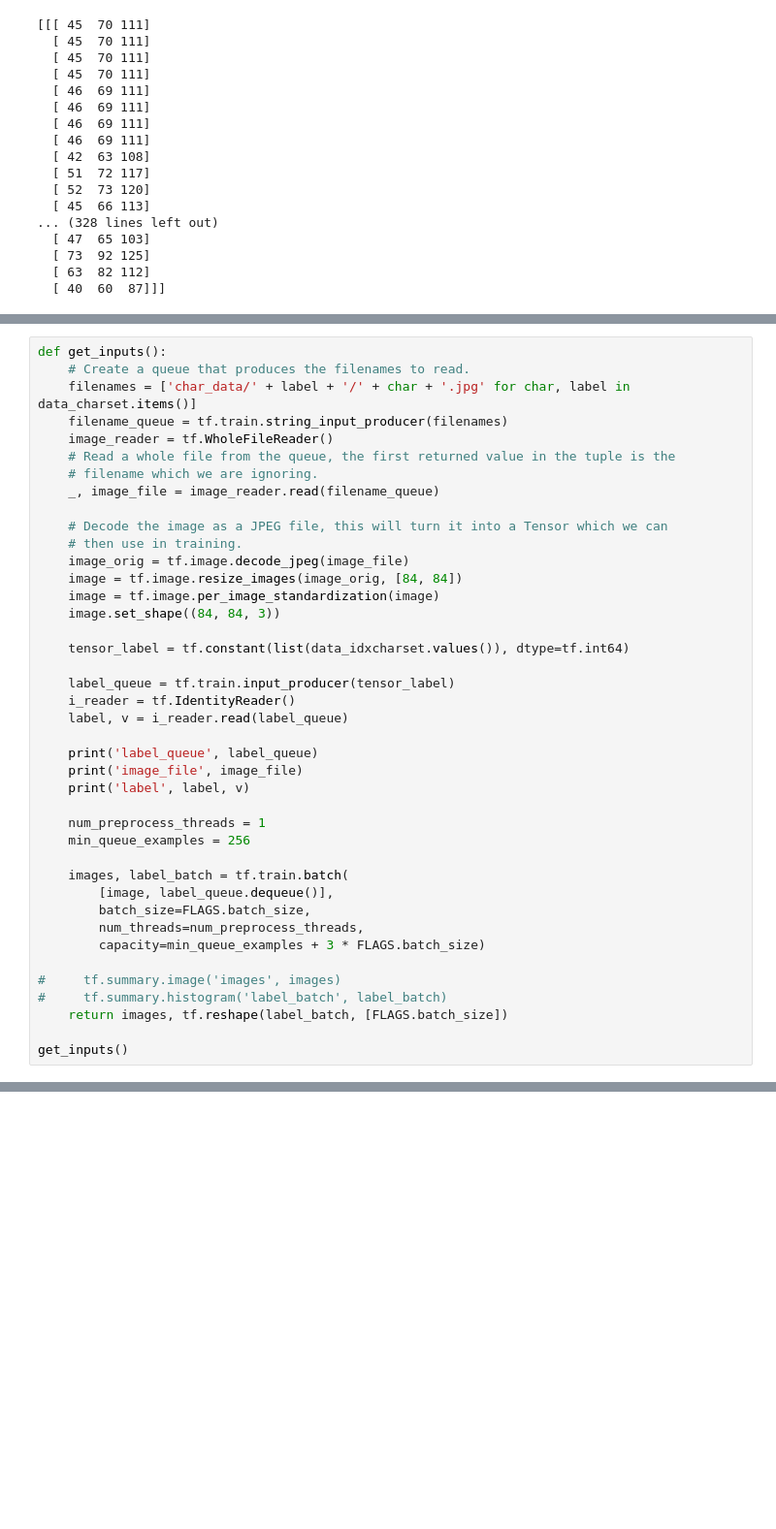
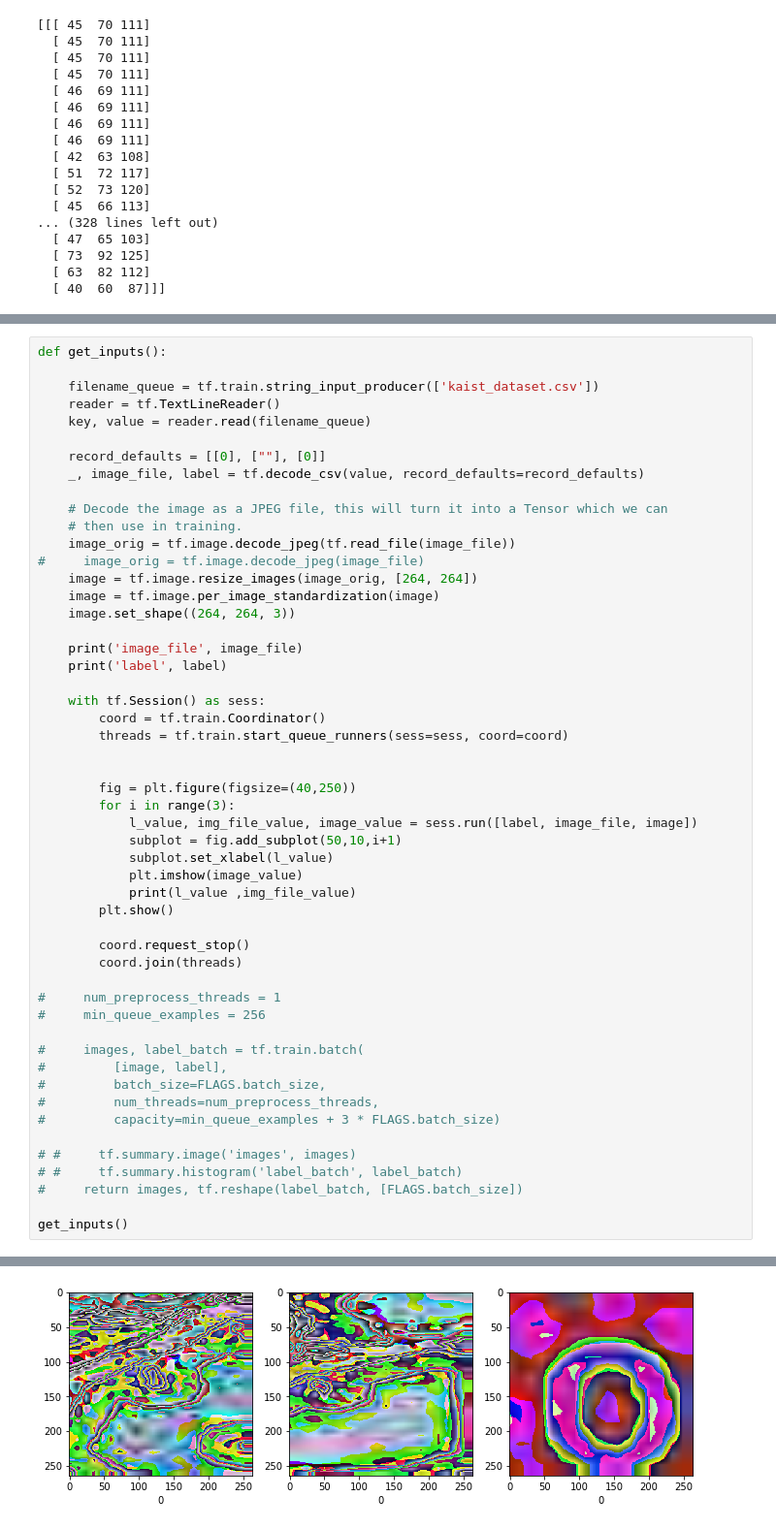
Before and after one commit to alifejon/python_study, a Jupyter notebook: image_training/read_crop_image-train.ipynb, the cells around one changed output, grey strips where cells are left out. Shown at 97% size. Saved outputs shown, nothing was run; the diff lists cells and outputs as text; blank space fills up the shorter version.

```diff
--- a/image_training/read_crop_image-train.ipynb
+++ b/image_training/read_crop_image-train.ipynb
@@ -290,42 +311,53 @@ tf.app.flags.DEFINE_integer('log_frequency', 10,
 # %%
 def get_inputs():
-    # Create a queue that produces the filenames to read.
-    filenames = ['char_data/' + label + '/' + char + '.jpg' for char, label in data_charset.items()]
-    filename_queue = tf.train.string_input_producer(filenames)
-    image_reader = tf.WholeFileReader()
-    # Read a whole file from the queue, the first returned value in the tuple is the
-    # filename which we are ignoring.
-    _, image_file = image_reader.read(filename_queue)
+
+    filename_queue = tf.train.string_input_producer(['kaist_dataset.csv'])
+    reader = tf.TextLineReader()
+    key, value = reader.read(filename_queue)
+
+    record_defaults = [[0], [""], [0]]
+    _, image_file, label = tf.decode_csv(value, record_defaults=record_defaults)
 
     # Decode the image as a JPEG file, this will turn it into a Tensor which we can
     # then use in training.
-    image_orig = tf.image.decode_jpeg(image_file)
-    image = tf.image.resize_images(image_orig, [84, 84])
+    image_orig = tf.image.decode_jpeg(tf.read_file(image_file))
+#     image_orig = tf.image.decode_jpeg(image_file)
+    image = tf.image.resize_images(image_orig, [264, 264])
     image = tf.image.per_image_standardization(image)
-    image.set_shape((84, 84, 3))
+    image.set_shape((264, 264, 3))
 
-    tensor_label = tf.constant(list(data_idxcharset.values()), dtype=tf.int64)
+    print('image_file', image_file)
+    print('label', label)
 
-    label_queue = tf.train.input_producer(tensor_label)
-    i_reader = tf.IdentityReader()
-    label, v = i_reader.read(label_queue)
+    with tf.Session() as sess:
+        coord = tf.train.Coordinator()
+        threads = tf.train.start_queue_runners(sess=sess, coord=coord)
 
-    print('label_queue', label_queue)
-    print('image_file', image_file)
-    print('label', label, v)
 
-    num_preprocess_threads = 1
-    min_queue_examples = 256
+        fig = plt.figure(figsize=(40,250))
+        for i in range(3):
+            l_value, img_file_value, image_value = sess.run([label, image_file, image])
+            subplot = fig.add_subplot(50,10,i+1)
+            subplot.set_xlabel(l_value)
+            plt.imshow(image_value)
+            print(l_value ,img_file_value)
+        plt.show()
 
-    images, label_batch = tf.train.batch(
-        [image, label_queue.dequeue()],
-        batch_size=FLAGS.batch_size,
-        num_threads=num_preprocess_threads,
-        capacity=min_queue_examples + 3 * FLAGS.batch_size)
+        coord.request_stop()
+        coord.join(threads)
 
-#     tf.summary.image('images', images)
-#     tf.summary.histogram('label_batch', label_batch)
-    return images, tf.reshape(label_batch, [FLAGS.batch_size])
+#     num_preprocess_threads = 1
+#     min_queue_examples = 256
+
+#     images, label_batch = tf.train.batch(
+#         [image, label],
+#         batch_size=FLAGS.batch_size,
+#         num_threads=num_preprocess_threads,
+#         capacity=min_queue_examples + 3 * FLAGS.batch_size)
+
+# #     tf.summary.image('images', images)
+# #     tf.summary.histogram('label_batch', label_batch)
+#     return images, tf.reshape(label_batch, [FLAGS.batch_size])
 
 get_inputs()
 # %% [output]
@@ -334,0 +371 @@ label Tensor("ReaderReadV2_1:0", shape=(), dtype=string) Tensor("ReaderReadV2_1:
+[figure, added]
```
Also changed, not shown: parts of 12 cells of this notebook, 7 other files.
